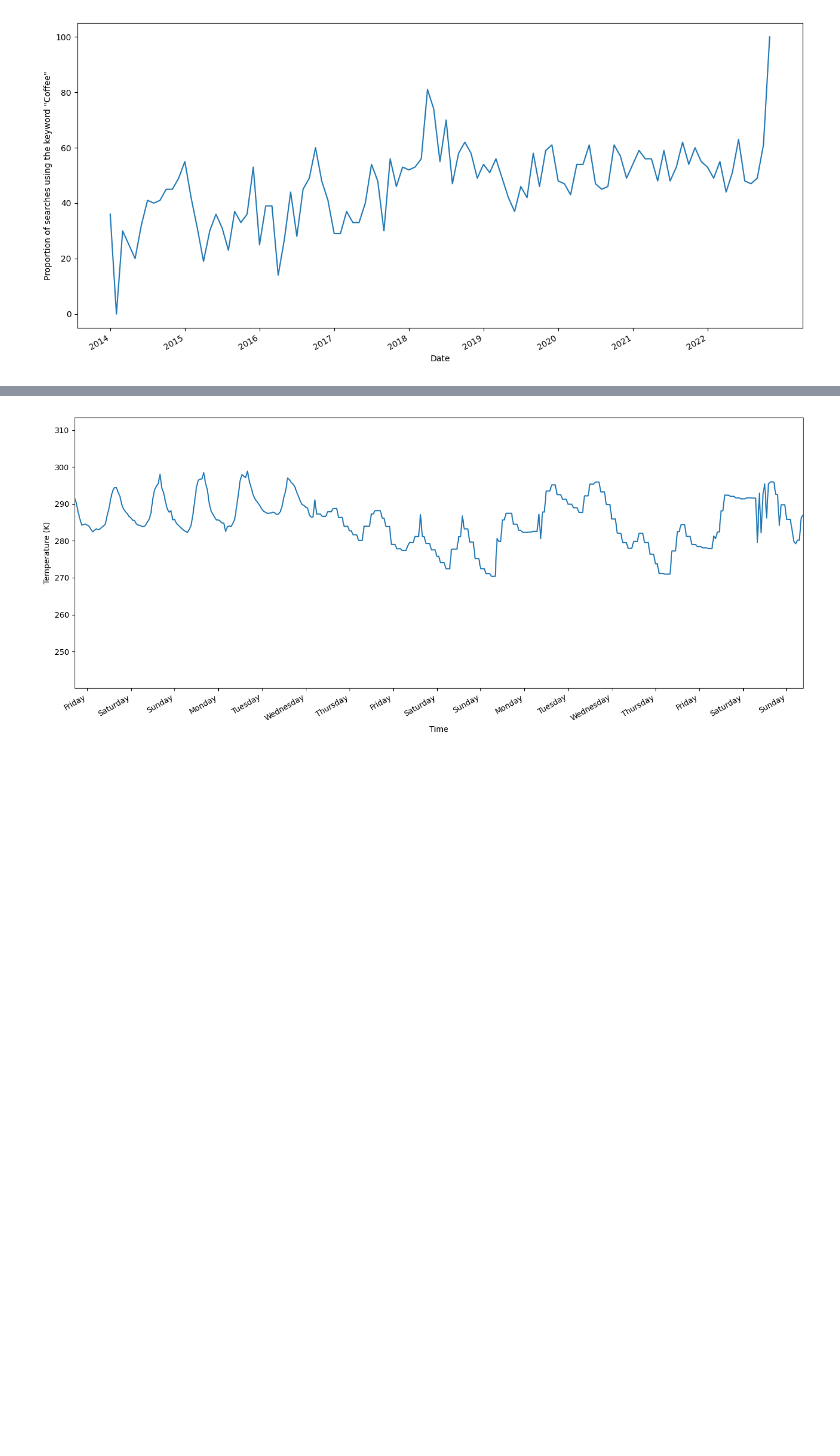
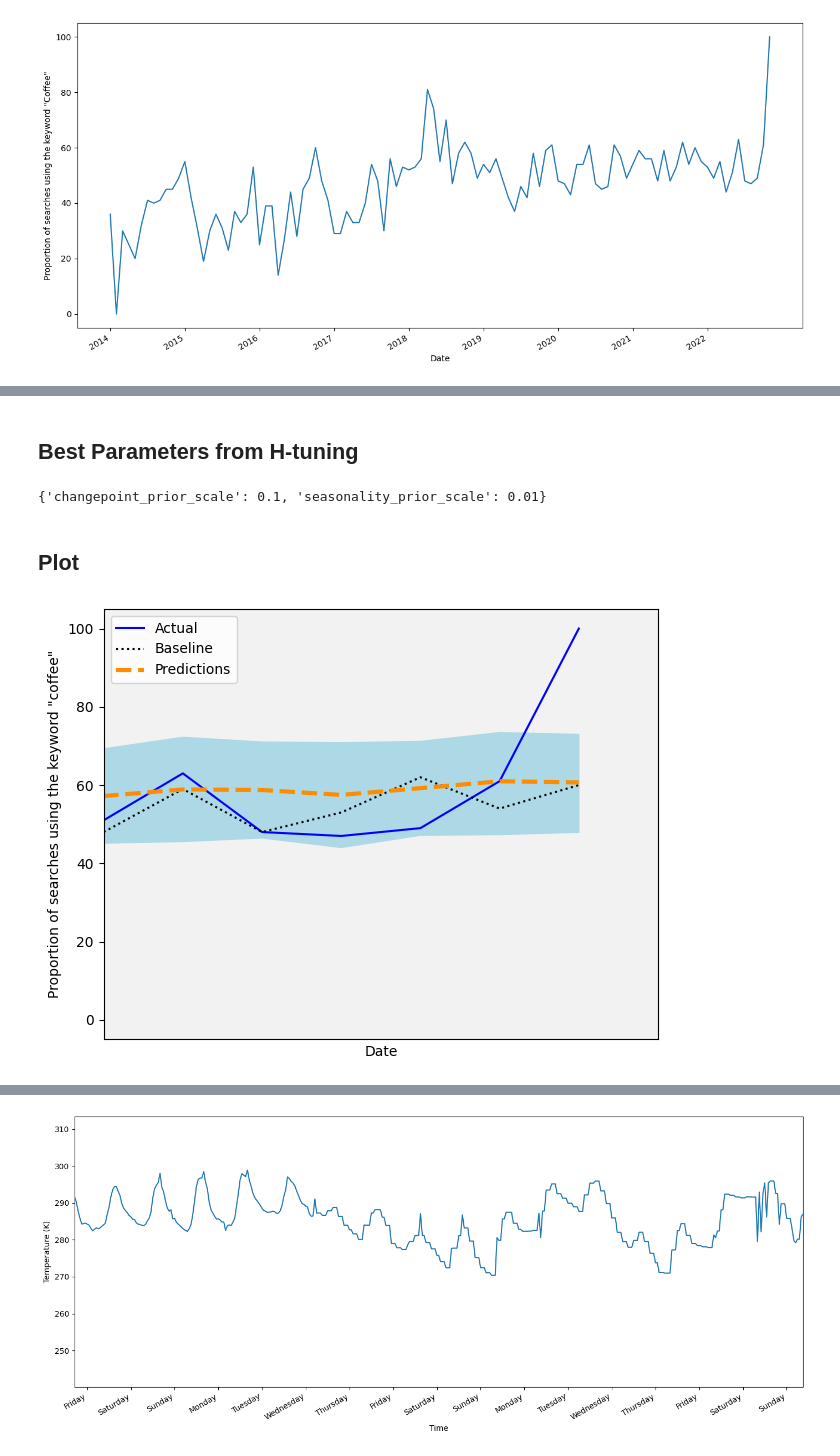
Before and after one commit to dewaalaw/dsprojects, a Jupyter notebook: search-term-analysis/src/coffee_search_trend_part_0.ipynb, the cells around one changed output, grey strips where cells are left out. Drawn from its saved outputs; the diff is of its cells as text; code cells hidden in the pictures; blank space fills up the shorter version.

```diff
--- a/search-term-analysis/src/coffee_search_trend_part_0.ipynb
+++ b/search-term-analysis/src/coffee_search_trend_part_0.ipynb
@@ -232,0 +325,44 @@ Hourly Temperature in Kelvin starting on September 29, 2016 at 5pm. CST. Despite
+# %% [markdown]
+## Best Parameters from H-tuning
+# %%
+best_params = all_params[np.argmin(mses)]
+(best_params)
+# %% [output]
+{'changepoint_prior_scale': 0.1, 'seasonality_prior_scale': 0.01}
+# %%
+future = m.make_future_dataframe(periods=12, freq='M')
+forecast = m.predict(future)
+# %%
+test[['yhat', 'yhat_lower', 'yhat_upper']] = forecast[['yhat',
+                                                       'yhat_lower', 'yhat_upper']]
+
+test['baseline'] = train['y'][-12:].values
+
+prophet_mae = mean_absolute_error(test['y'], test['y'])
+baseline_mae = mean_absolute_error(test['y'], test['baseline'])
+# %% [markdown]
+## Plot
+# %%
+fig, ax = plt.subplots()
+
+ax.plot(train['y'])
+ax.plot(test['y'], 'b-', label='Actual')
+ax.plot(test['baseline'], 'k:', label='Baseline')
+ax.plot(test['yhat'], color='darkorange', ls='--', lw=3, label='Predictions')
+
+ax.set_xlabel('Date')
+ax.set_ylabel('Proportion of searches using the keyword "coffee"')
+
+ax.axvspan(90, 107, color='#808080', alpha=0.1)
+
+ax.legend(loc='best')
+
+plt.xticks(np.arange(0, 107, 12), np.arange(2014, 2023, 1))
+plt.fill_between(x=test.index, y1=test['yhat_lower'],
+                 y2=test['yhat_upper'], color='lightblue')
+plt.xlim(100, 107)
+
+fig.autofmt_xdate()
+plt.tight_layout()
+# %% [output]
+[figure, added]
```
Also changed, not shown: parts of 32 cells of this notebook.
